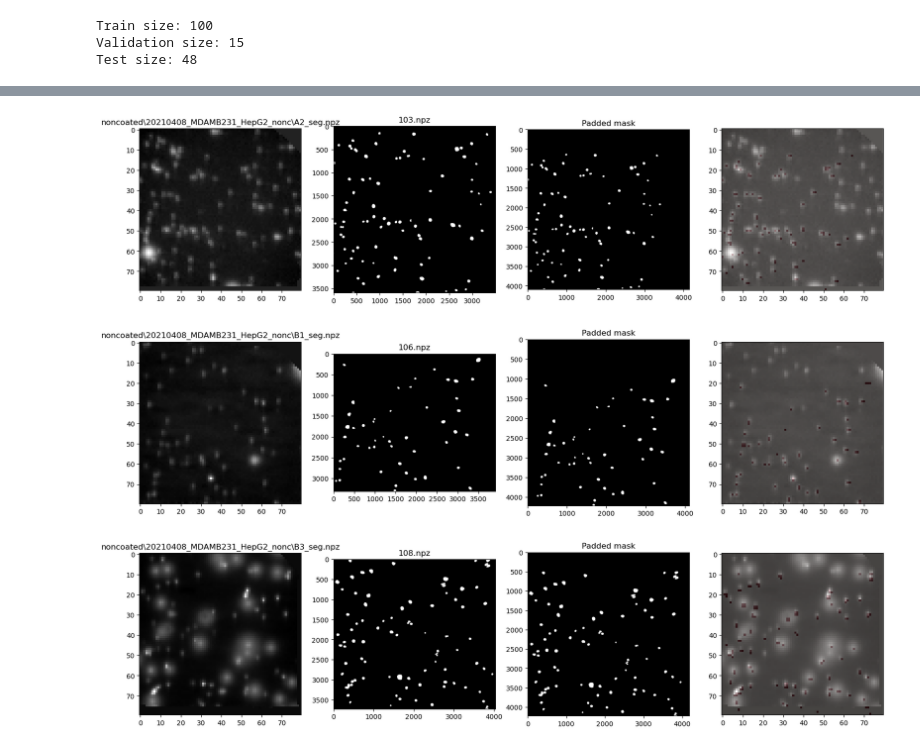
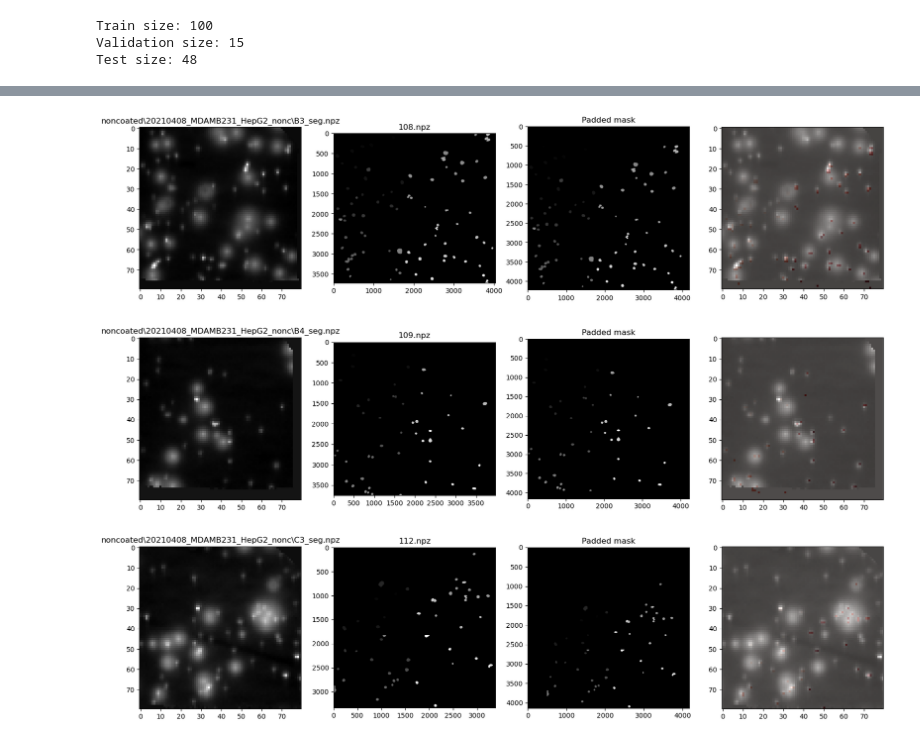
Before and after one commit to wittmajerd/U-Net-and-SRU-Net-segmentation, a Jupyter notebook: mask_fixing.ipynb, the cells around one changed output, grey strips where cells are left out. Drawn from its saved outputs; the diff is of its cells as text; code cells hidden in the pictures.

```diff
--- a/mask_fixing.ipynb
+++ b/mask_fixing.ipynb
@@ -87,51 +159,45 @@ def scale_mask(mask, mask_size):
 # %%
-data = np.load(data_path + hard_padding_fix[0])
+data = np.load(data_path + hard_padding_fix[2])
 
 bio = data['biosensor'].astype(np.float32)
 name = data['old_filename']
-mask = torch.from_numpy(data['mask'].astype(bool))
+mask = torch.from_numpy(data['mask'].astype(np.uint8))
 
-X = mask.shape[0]
-Y = mask.shape[1]
-
-padding = (0, 650, 500, 0)
-
+padding = (0, 150, 500, 0)
 padded_mask = torch.nn.functional.pad(mask, padding, mode='constant', value=0)
 
-plot_alignment(bio[-1], mask, padded_mask, name, hard_padding_fix[0])
+plot_alignment(bio[-1], mask, padded_mask, name, hard_padding_fix[2])
+
+# save_padded_mask(data_path, hard_padding_fix[2], padded_mask, data)
 # %% [output]
-[figure, old version]
+[figure, new version]
 # %%
-data = np.load(data_path + hard_padding_fix[1])
+data = np.load(data_path + hard_padding_fix[3])
 
 bio = data['biosensor'].astype(np.float32)
 name = data['old_filename']
-mask = torch.from_numpy(data['mask'].astype(bool))
+mask = torch.from_numpy(data['mask'].astype(np.uint8))
 
-X = mask.shape[0]
-Y = mask.shape[1]
-
-padding = (200, 0, 900, 0)
-
+padding = (0, 250, 200, 200)
 padded_mask = torch.nn.functional.pad(mask, padding, mode='constant', value=0)
 
-plot_alignment(bio[-1], mask, padded_mask, name, hard_padding_fix[1])
+plot_alignment(bio[-1], mask, padded_mask, name, hard_padding_fix[3])
+
+# save_padded_mask(data_path, hard_padding_fix[3], padded_mask, data)
 # %% [output]
-[figure, old version]
+[figure, new version]
 # %%
-data = np.load(data_path + hard_padding_fix[2])
+data = np.load(data_path + hard_padding_fix[4])
 
 bio = data['biosensor'].astype(np.float32)
 name = data['old_filename']
-mask = torch.from_numpy(data['mask'].astype(bool))
+mask = torch.from_numpy(data['mask'].astype(np.uint8))
 
-X = mask.shape[0]
-Y = mask.shape[1]
-
-padding = (0, 150, 500, 0)
-
+padding = (500, 300, 800, 0)
 padded_mask = torch.nn.functional.pad(mask, padding, mode='constant', value=0)
 
-plot_alignment(bio[-1], mask, padded_mask, name, hard_padding_fix[2])
+plot_alignment(bio[-1], mask, padded_mask, name, hard_padding_fix[4])
+
+# save_padded_mask(data_path, hard_padding_fix[4], padded_mask, data)
 # %% [output]
-[figure, old version]
+[figure, new version]
```
Also changed, not shown: parts of 12 cells of this notebook, 3 other files.
